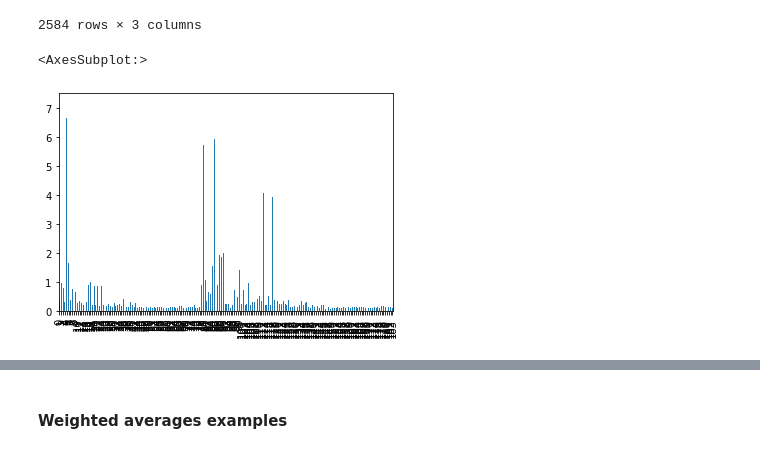
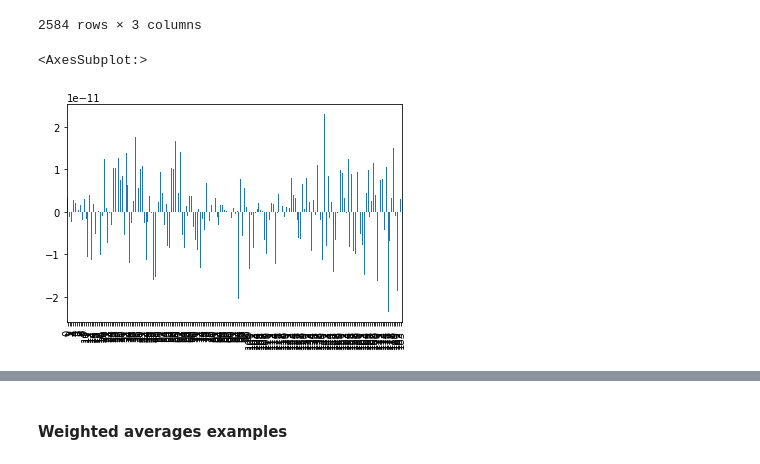
Before and after one commit to AlexHTW/ngs_quality_control, a Jupyter notebook: 06_feature_engineering_modules.ipynb, the cells around one changed output, grey strips where cells are left out. Saved outputs shown, nothing was run; the diff lists cells and outputs as text; code cells hidden in the pictures.

Commit message:
changed beta fitting to custom curve_fit option (module 3, 7, 8), changed bimodal distribution of module 2 to two std features

```diff
--- a/06_feature_engineering_modules.ipynb
+++ b/06_feature_engineering_modules.ipynb
@@ -133,6 +138,6 @@ ngs_reads[['module_2_std', 'module_2_sum_neg', 'module_2_weighted_avgs'
           ]] = ngs_reads.apply(means_per_tile, axis=1, result_type='expand')
 # %%
-ngs_reads['module_2_std'].plot(kind='bar')
+ngs_reads['module_2_a'].plot(kind='bar')
 # %% [output]
 <AxesSubplot:>
-[figure, old version]
+[figure, new version]
```
Also changed, not shown: parts of 102 cells of this notebook, 1 other file.
